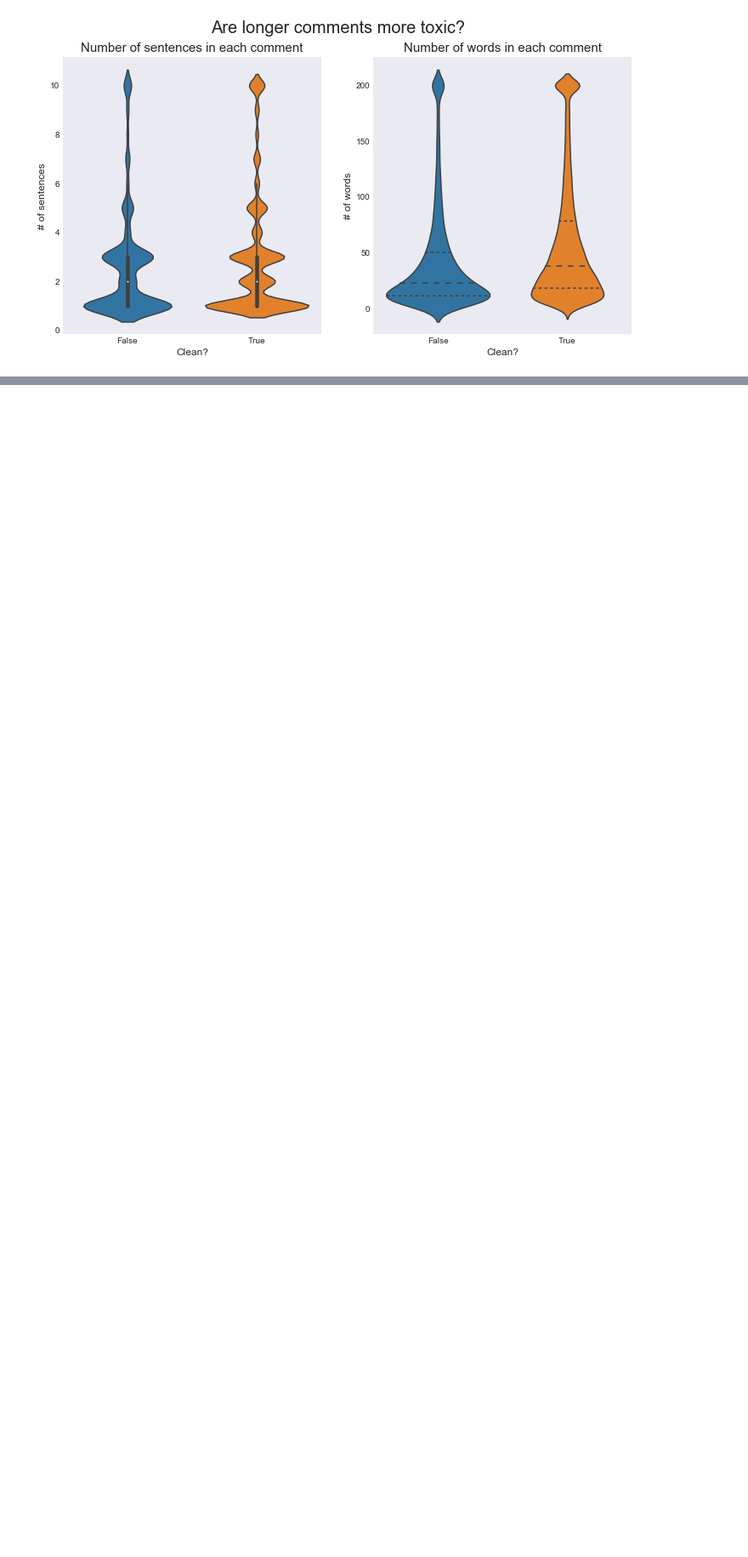
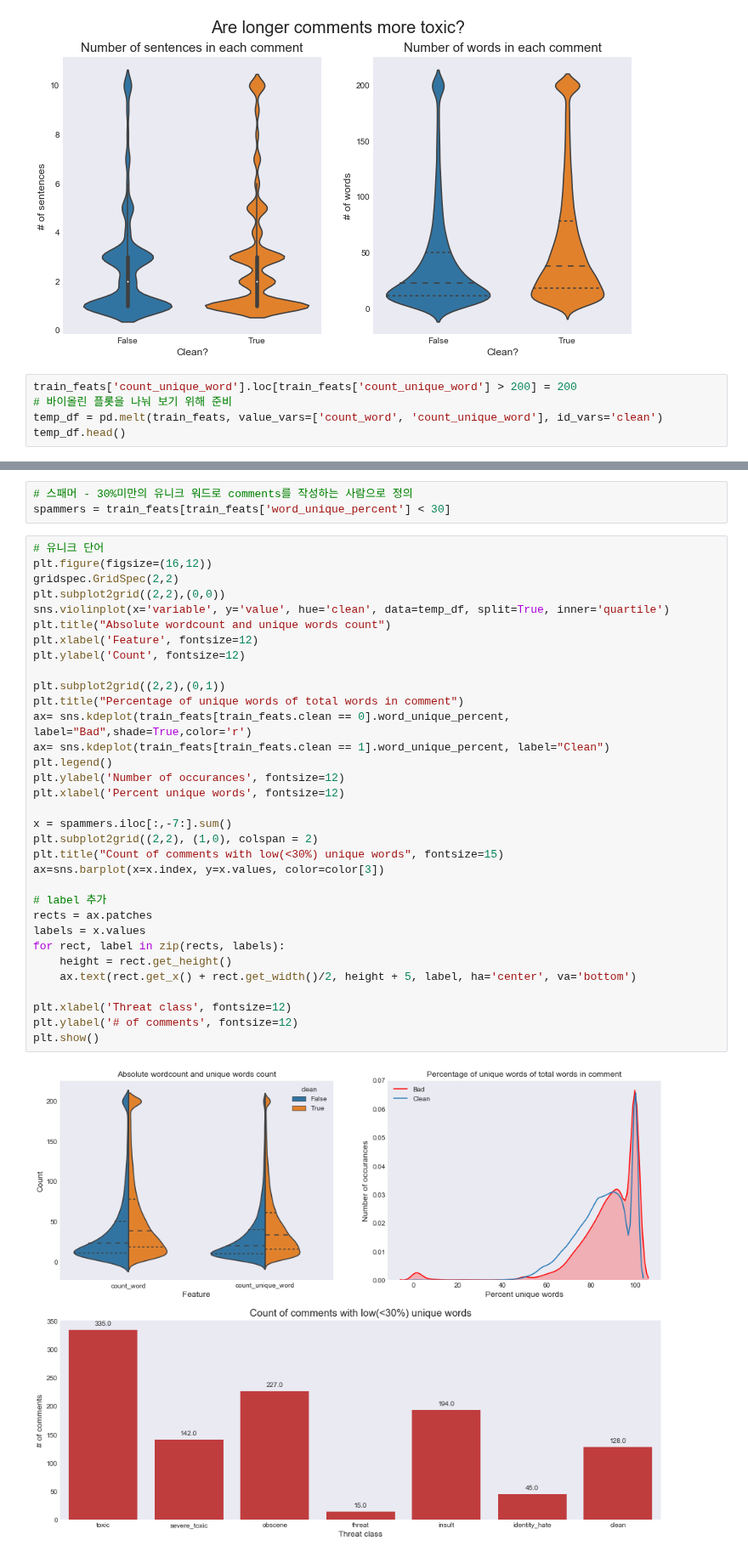
Before and after one commit to corazzon/KaggleStruggle, a Jupyter notebook: jigsaw-toxic-comment-classification-challenge/eda.ipynb, the cells around one changed output, grey strips where cells are left out. Shown at 85% size. Saved outputs shown, nothing was run; the diff lists cells and outputs as text; blank space fills up the shorter version.

Commit message:
add unique word visulalize

```diff
--- a/jigsaw-toxic-comment-classification-challenge/eda.ipynb
+++ b/jigsaw-toxic-comment-classification-challenge/eda.ipynb
@@ -310,3 +310,8 @@ plt.title("Number of words in each comment", fontsize=15)
 plt.show()
 # %% [output]
 [figure]
+# %%
+train_feats['count_unique_word'].loc[train_feats['count_unique_word'] > 200] = 200
+# 바이올린 플롯을 나눠 보기 위해 준비
+temp_df = pd.melt(train_feats, value_vars=['count_word', 'count_unique_word'], id_vars='clean')
+temp_df.head()
@@ -312,0 +325,38 @@ plt.show()
+# %%
+# 스패머 - 30%미만의 유니크 워드로 comments를 작성하는 사람으로 정의
+spammers = train_feats[train_feats['word_unique_percent'] < 30]
+# %%
+# 유니크 단어
+plt.figure(figsize=(16,12))
+gridspec.GridSpec(2,2)
+plt.subplot2grid((2,2),(0,0))
+sns.violinplot(x='variable', y='value', hue='clean', data=temp_df, split=True, inner='quartile')
+plt.title("Absolute wordcount and unique words count")
+plt.xlabel('Feature', fontsize=12)
+plt.ylabel('Count', fontsize=12)
+
+plt.subplot2grid((2,2),(0,1))
+plt.title("Percentage of unique words of total words in comment")
+ax= sns.kdeplot(train_feats[train_feats.clean == 0].word_unique_percent, label="Bad",shade=True,color='r')
+ax= sns.kdeplot(train_feats[train_feats.clean == 1].word_unique_percent, label="Clean")
+plt.legend()
+plt.ylabel('Number of occurances', fontsize=12)
+plt.xlabel('Percent unique words', fontsize=12)
+
+x = spammers.iloc[:,-7:].sum()
+plt.subplot2grid((2,2), (1,0), colspan = 2)
+plt.title("Count of comments with low(<30%) unique words", fontsize=15)
+ax=sns.barplot(x=x.index, y=x.values, color=color[3])
+
+# label 추가
+rects = ax.patches
+labels = x.values
+for rect, label in zip(rects, labels):
+    height = rect.get_height()
+    ax.text(rect.get_x() + rect.get_width()/2, height + 5, label, ha='center', va='bottom')
+
+plt.xlabel('Threat class', fontsize=12)
+plt.ylabel('# of comments', fontsize=12)
+plt.show()
+# %% [output]
+[figure, added]
```
Also changed, not shown: parts of 1 cell of this notebook.
